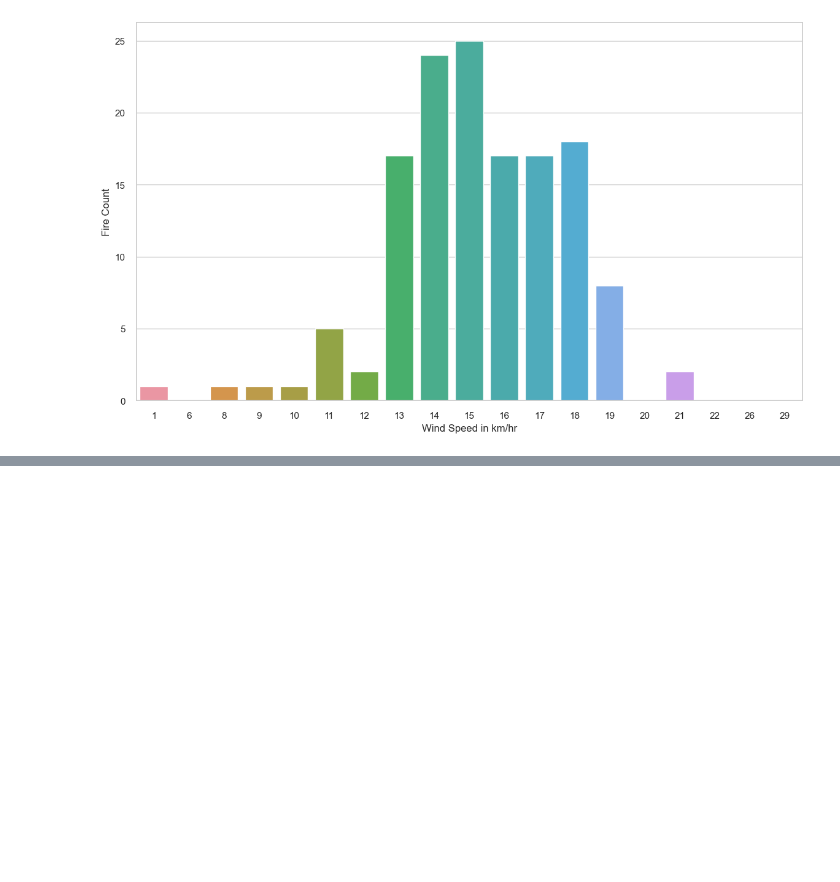
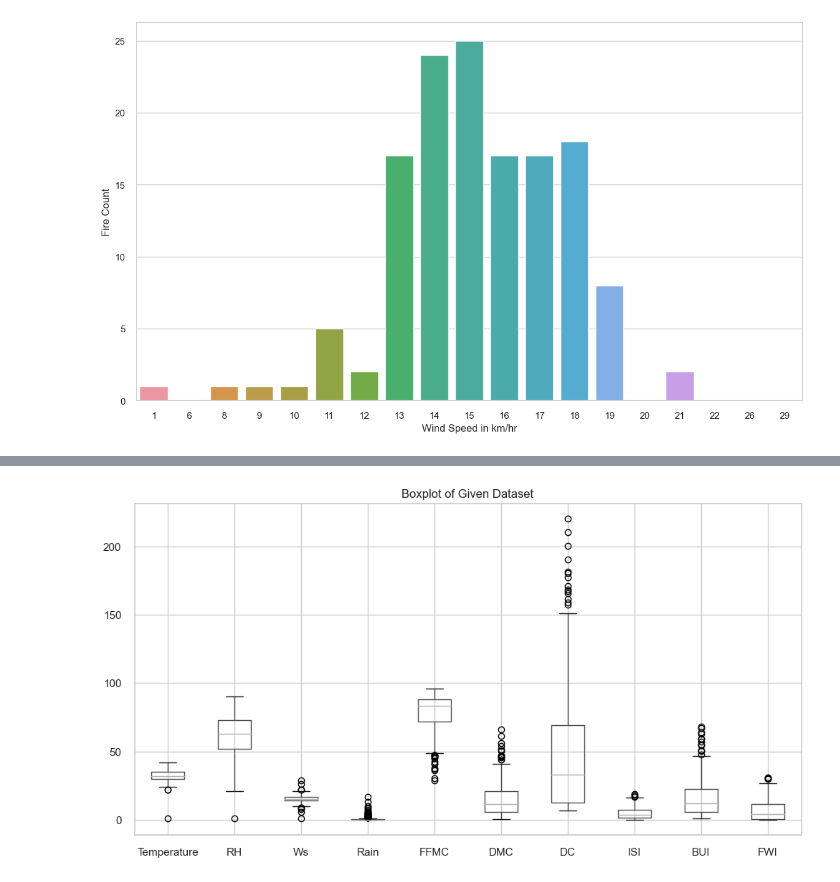
Before and after one commit to Shrungadithyaan/PW-DS_Week_Work, a Jupyter notebook: Machine Learning/Week14/3.0-Forest Fire EDA.ipynb, the cells around one changed output, grey strips where cells are left out. Drawn from its saved outputs; the diff is of its cells as text; code cells hidden in the pictures; blank space fills up the shorter version.

```diff
--- a/Machine Learning/Week14/3.0-Forest Fire EDA.ipynb
+++ b/Machine Learning/Week14/3.0-Forest Fire EDA.ipynb
@@ -521,0 +532,8 @@ barchart('Ws', 'Wind Speed in km/hr')
+# %%
+dftemp = df1.drop(['Classes', 'Region'], axis=1)
+fig = plt.figure(figsize =(12, 6))
+ax = dftemp.boxplot()
+ax.set_title("Boxplot of Given Dataset")
+plt.show()
+# %% [output]
+[figure, added]
```
Also changed, not shown: parts of 4 cells of this notebook.
